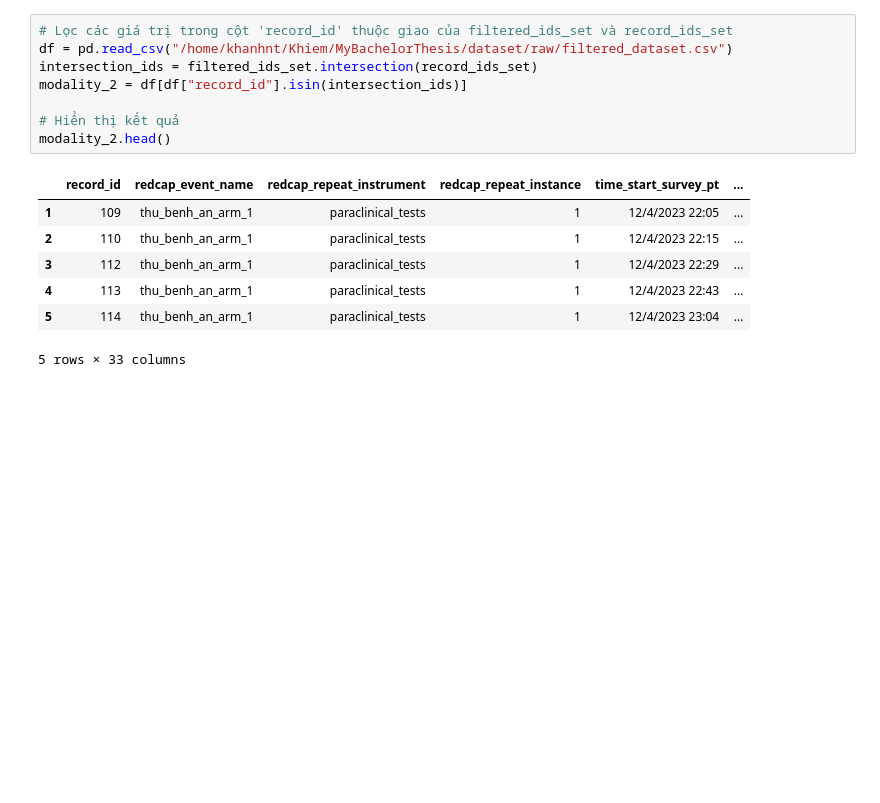
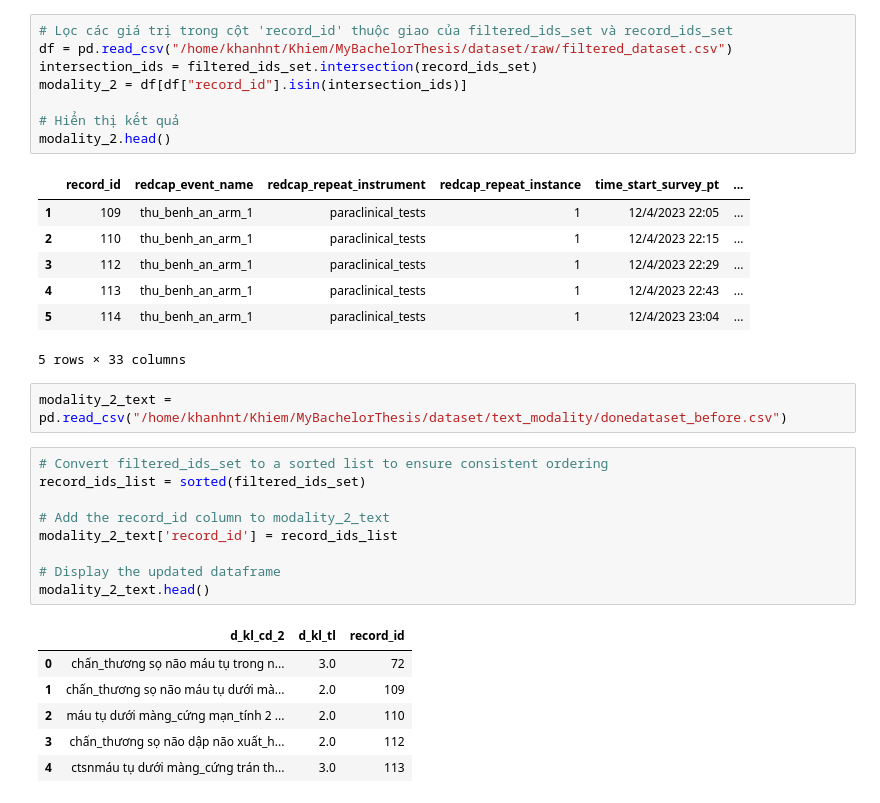
Before and after one commit to khiemducdoan/MyBachelorThesis, a Jupyter notebook: dataset/dataset_confinement.ipynb, the cells around one changed output. Drawn from its saved outputs; the diff is of its cells as text; blank space fills up the shorter version.

```diff
--- a/dataset/dataset_confinement.ipynb
+++ b/dataset/dataset_confinement.ipynb
@@ -405,3 +405,21 @@ modality_2.head()
 | 4 | 113 | thu_benh_an_arm_1 | paraclinical_tests | 1 | 12/4/2023 22:43 | ... |
 | 5 | 114 | thu_benh_an_arm_1 | paraclinical_tests | 1 | 12/4/2023 23:04 | ... |
 5 rows × 33 columns
+# %%
+modality_2_text = pd.read_csv("/home/khanhnt/Khiem/MyBachelorThesis/dataset/text_modality/donedataset_before.csv")
+# %%
+# Convert filtered_ids_set to a sorted list to ensure consistent ordering
+record_ids_list = sorted(filtered_ids_set)
+
+# Add the record_id column to modality_2_text
+modality_2_text['record_id'] = record_ids_list
+
+# Display the updated dataframe
+modality_2_text.head()
+# %% [output]
+|  | d_kl_cd_2 | d_kl_tl | record_id |
+| 0 | chấn_thương sọ não máu tụ trong n... | 3.0 | 72 |
+| 1 | chấn_thương sọ não máu tụ dưới mà... | 2.0 | 109 |
+| 2 | máu tụ dưới màng_cứng mạn_tính 2 ... | 2.0 | 110 |
+| 3 | chấn_thương sọ não dập não xuất_h... | 2.0 | 112 |
+| 4 | ctsnmáu tụ dưới màng_cứng trán th... | 3.0 | 113 |
```
Also changed, not shown: 5 other files.
